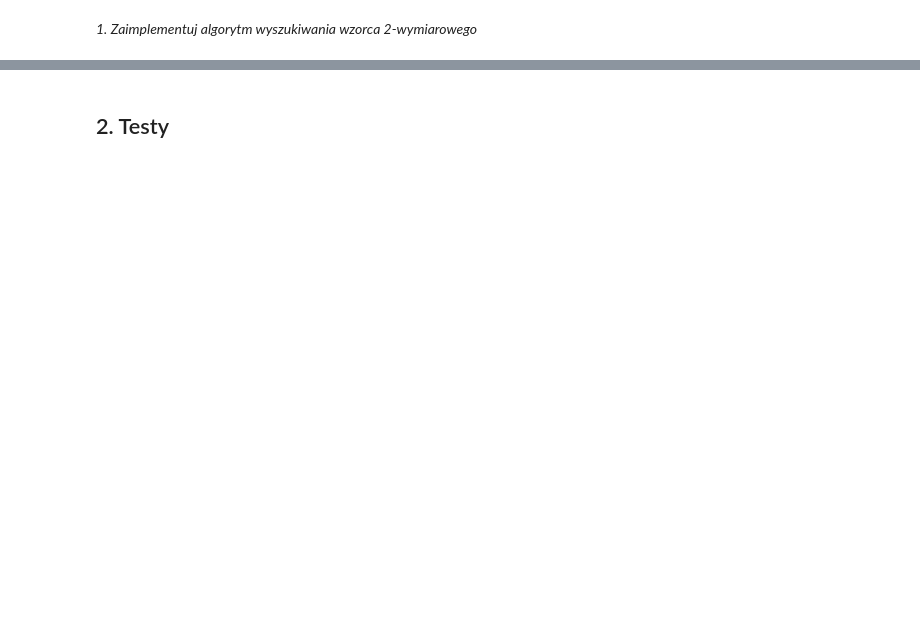
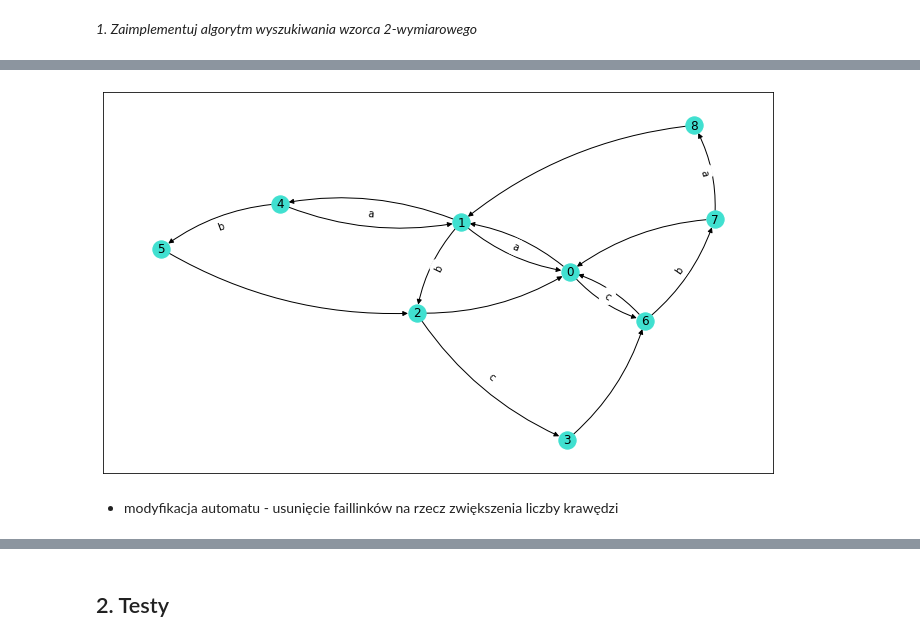
Before and after one commit to mhawryluk/text-algorithms, a Jupyter notebook: 6-2d-matching/zad6.ipynb, the cells around one changed output, grey strips where cells are left out. Drawn from its saved outputs; the diff is of its cells as text; code cells hidden in the pictures; blank space fills up the shorter version.

```diff
--- a/6-2d-matching/zad6.ipynb
+++ b/6-2d-matching/zad6.ipynb
@@ -137,6 +181,12 @@ def build_automaton(patterns):
         assign_fail_links(node)
 
     return head
+# %%
+show_graph(build_automaton(pattern))
+# %% [output]
+[figure, added]
+# %% [markdown]
+* modyfikacja automatu - usunięcie faillinków na rzecz zwiększenia liczby krawędzi
 # %%
 def modify_automaton(head):
 
```
Also changed, not shown: parts of 44 cells of this notebook.
